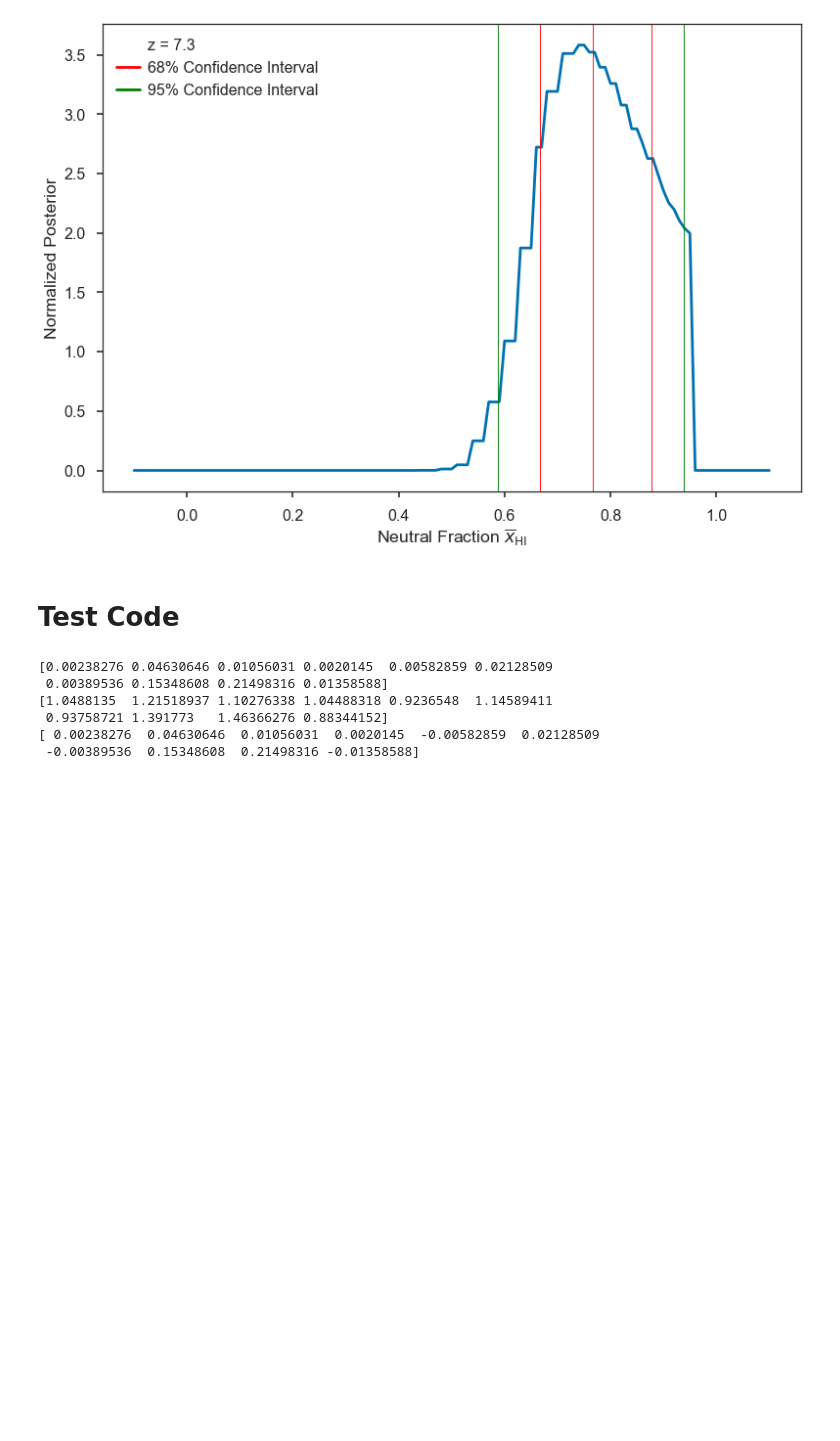
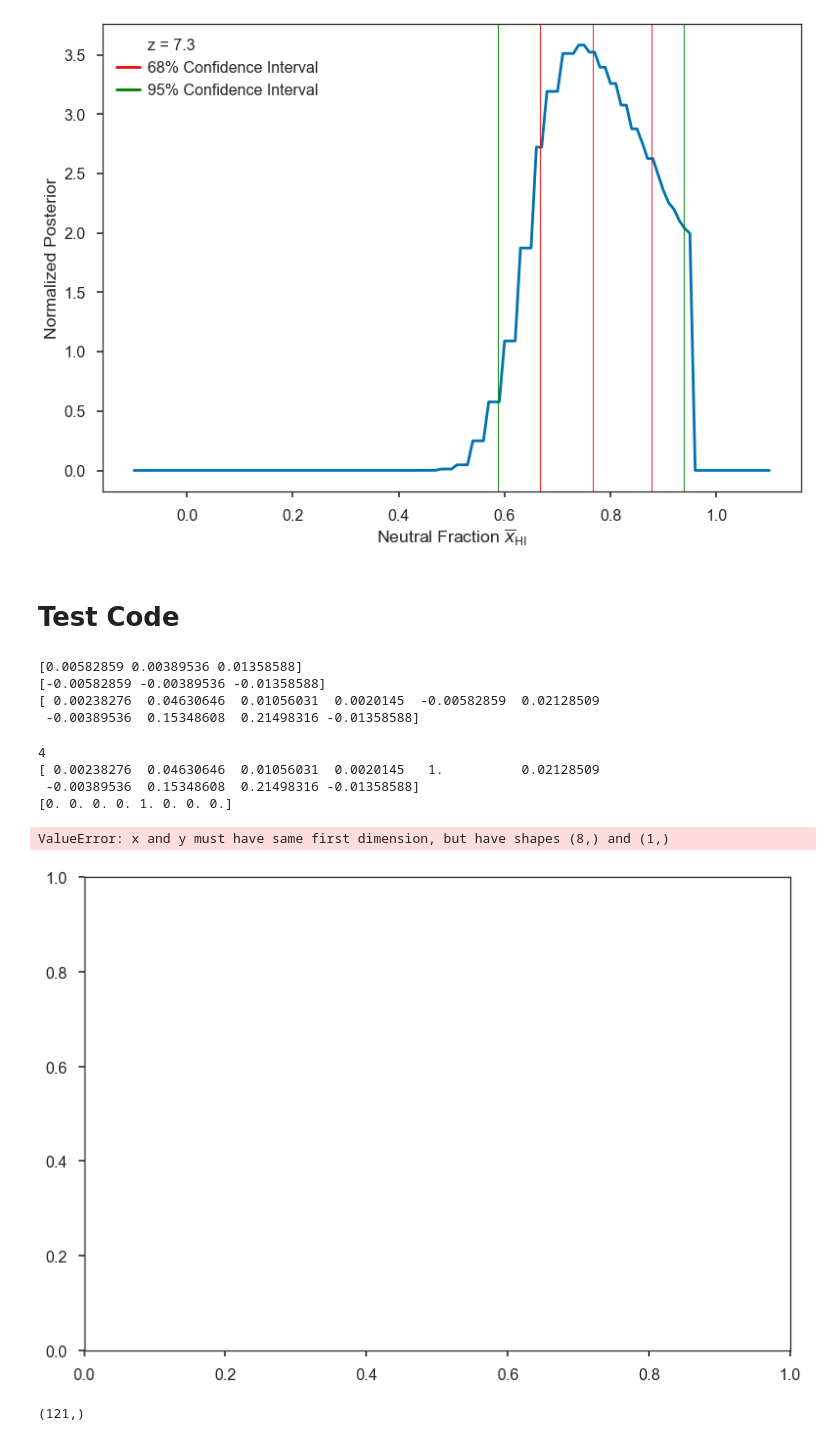
Before and after one commit to amora250/SAO-REU2020, a Jupyter notebook: CODE/Fit_LF.ipynb, the cells around one changed output. Drawn from its saved outputs; the diff is of its cells as text; code cells hidden in the pictures; blank space fills up the shorter version.

```diff
--- a/CODE/Fit_LF.ipynb
+++ b/CODE/Fit_LF.ipynb
@@ -275,19 +313,83 @@ np.random.seed(0)
 y_model = np.ones(10)
 y = np.random.rand(10)+0.5
 likelihood = (y_model - y)**2.
-print(likelihood)
-print(y)
+# likelihood = 1
+
 # likelihood[y_model >= y] = 0
-# print(likelihood)
+print(likelihood[y_model >= y])
 
 likelihood2 = -(y_model - y)**2.
-# print(likelihood2)
+print(likelihood2[y_model >= y])
 likelihood[y_model >= y] = likelihood2[y_model >= y]
 print(likelihood)
 # %% [output]
-[0.00238276 0.04630646 0.01056031 0.0020145  0.00582859 0.02128509
- 0.00389536 0.15348608 0.21498316 0.01358588]
-[1.0488135  1.21518937 1.10276338 1.04488318 0.9236548  1.14589411
- 0.93758721 1.391773   1.46366276 0.88344152]
+[0.00582859 0.00389536 0.01358588]
+[-0.00582859 -0.00389536 -0.01358588]
 [ 0.00238276  0.04630646  0.01056031  0.0020145  -0.00582859  0.02128509
  -0.00389536  0.15348608  0.21498316 -0.01358588]
+# %%
+# find index where upper = 0, replace likelihood
+# give lower = 0.1mu, replace lower likelihood w this
+
+def log_likelihood2(theta, x, y, dy_l, dy_u, z):
+    """
+    Returns log(likelihood) for a given parameter vector
+
+    Parameters
+    ----------
+    theta: list, array-like
+        List of parameters in the form [slope, intercept]
+    x: list, array-like
+        x-values of your data
+    y: list, array-like
+        y-values of your data
+    dy: list, array-like
+        Uncertainties on the y-values of your data
+
+    Returns
+    -------
+    ln_like: float
+        Natural log of the likelihood function
+    """
+    xHI_mod = theta
+
+    #Zheng upperlim indexing
+    idx_ul = (np.abs(dy_u)).argmin()
+    print(idx_ul)
+
+    #Nearest neighbor to xHI list
+    idx = (np.abs(LF.xHI_list - xHI_mod)).argmin()
+    xHI_grid_match = LF.xHI_list[idx]
+
+    y_model = LF.xHI_model(xHI_grid_match, obs_L = x, zval= z)
+
+    #Likelihood info for Zheng 7.0 upperlimit
+
+    likelihood[idx_ul] = 1
+    likelihood2 = np.exp((-(y_model-dy_l[idx_ul])**2)/(2*dy_l**2))
+    print(likelihood)
+    likelihood2[idx_ul] = likelihood[idx_ul]
+    print(likelihood2)
+    ln_like = np.sum(np.log(likelihood2))
+    plt.plot(y_model, ln_like)
+#     print(ln_like)
+
+
+#     return ln_like
+    return
+
+log_likelihood2(theta = LF.xHI_list, x = log_L70, y = ndens70, dy_l = yerror_l70, dy_u = yerror_u70, z = 7.0)
+# %% [output]
+4
+[ 0.00238276  0.04630646  0.01056031  0.0020145   1.          0.02128509
+ -0.00389536  0.15348608  0.21498316 -0.01358588]
+[0. 0. 0. 0. 1. 0. 0. 0.]
+ValueError: x and y must have same first dimension, but have shapes (8,) and (1,)
+[figure, added]
+# %%
+idx = (np.abs(LF.xHI_list - xHI_mod)).argmin()
+xHI_grid_match = LF.xHI_list[idx]
+
+y_model = LF.xHI_model(xHI_grid_match, obs_L = x, zval= z)
+# %% [output]
+(121,)
```
Also changed, not shown: parts of 10 cells of this notebook.
